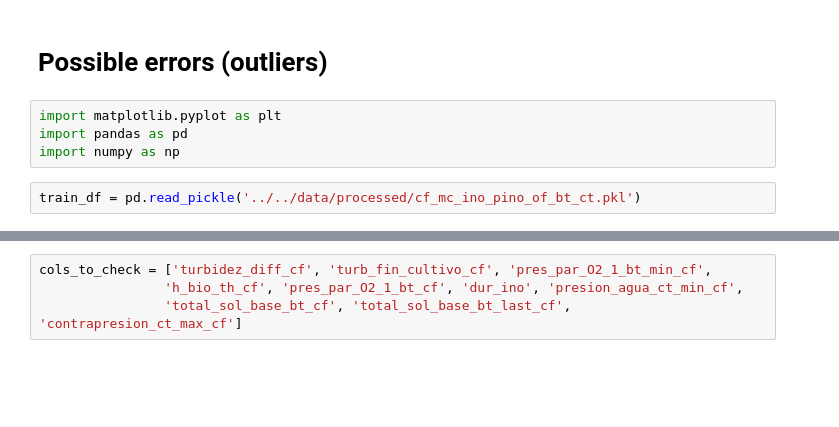
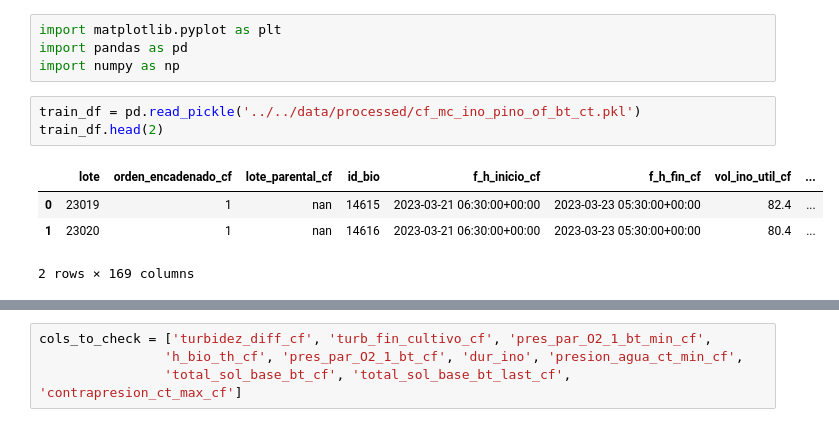
Before and after one commit to dragonsearch/Cajamar-UniversityHack-2024, a Jupyter notebook: losca/processing/EDA_full.ipynb, the cells around one changed output, grey strips where cells are left out. Cells and saved outputs as stored; diff of their text form; blank space fills up the shorter version.

```diff
--- a/losca/processing/EDA_full.ipynb
+++ b/losca/processing/EDA_full.ipynb
@@ -1,10 +1,14 @@
-# %% [markdown]
-# Possible errors (outliers)
 # %%
 import matplotlib.pyplot as plt
 import pandas as pd
 import numpy as np
 # %%
 train_df = pd.read_pickle('../../data/processed/cf_mc_ino_pino_of_bt_ct.pkl')
+train_df.head(2)
+# %% [output]
+|  | lote | orden_encadenado_cf | lote_parental_cf | id_bio | f_h_inicio_cf | f_h_fin_cf | vol_ino_util_cf | ... |
+| 0 | 23019 | 1 | nan | 14615 | 2023-03-21 06:30:00+00:00 | 2023-03-23 05:30:00+00:00 | 82.4 | ... |
+| 1 | 23020 | 1 | nan | 14616 | 2023-03-21 06:30:00+00:00 | 2023-03-23 05:30:00+00:00 | 80.4 | ... |
+2 rows × 169 columns
 # %%
 test_df = pd.read_pickle('../../data/processed/test_mc_ino_pino_of.pkl')
```
Also changed, not shown: parts of 26 cells of this notebook.
